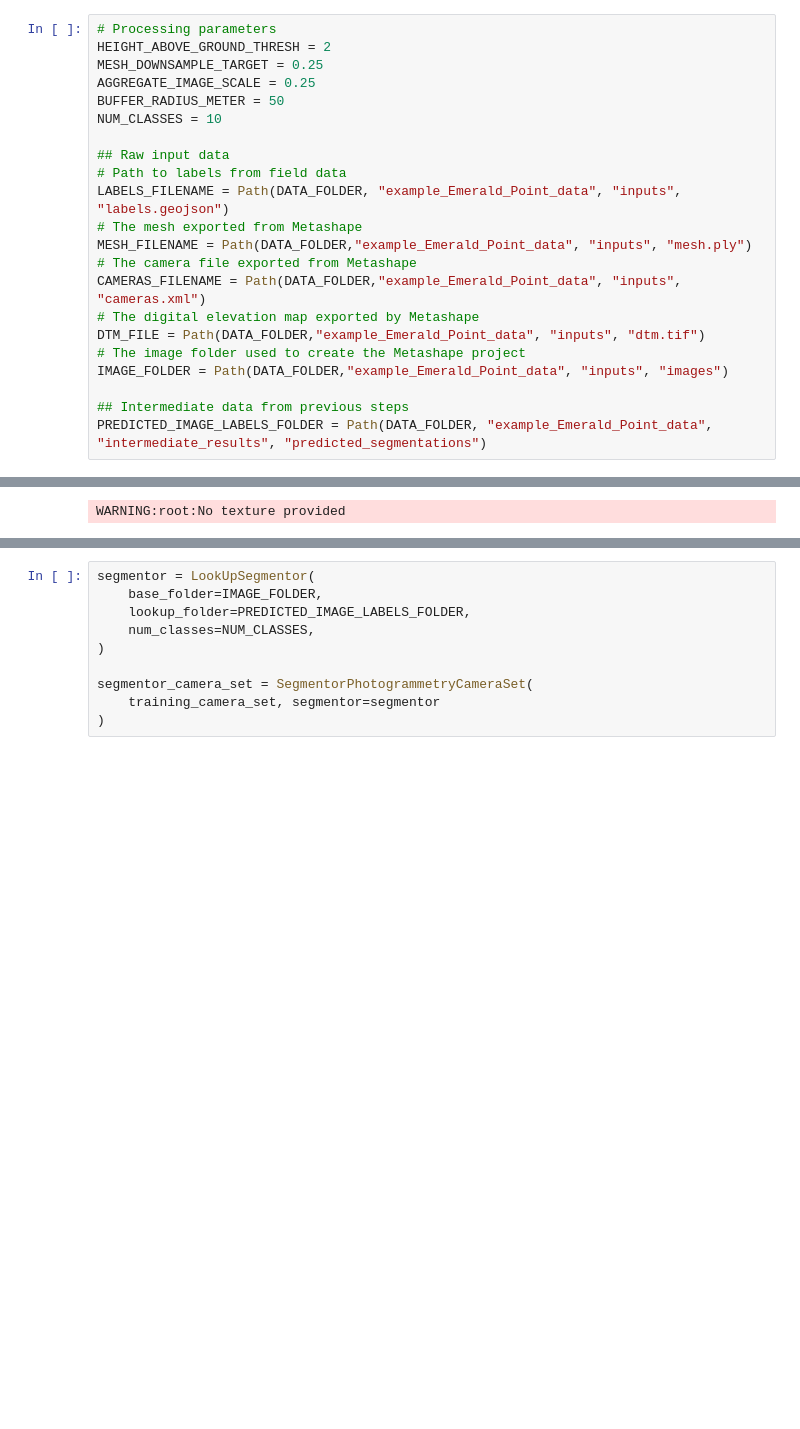
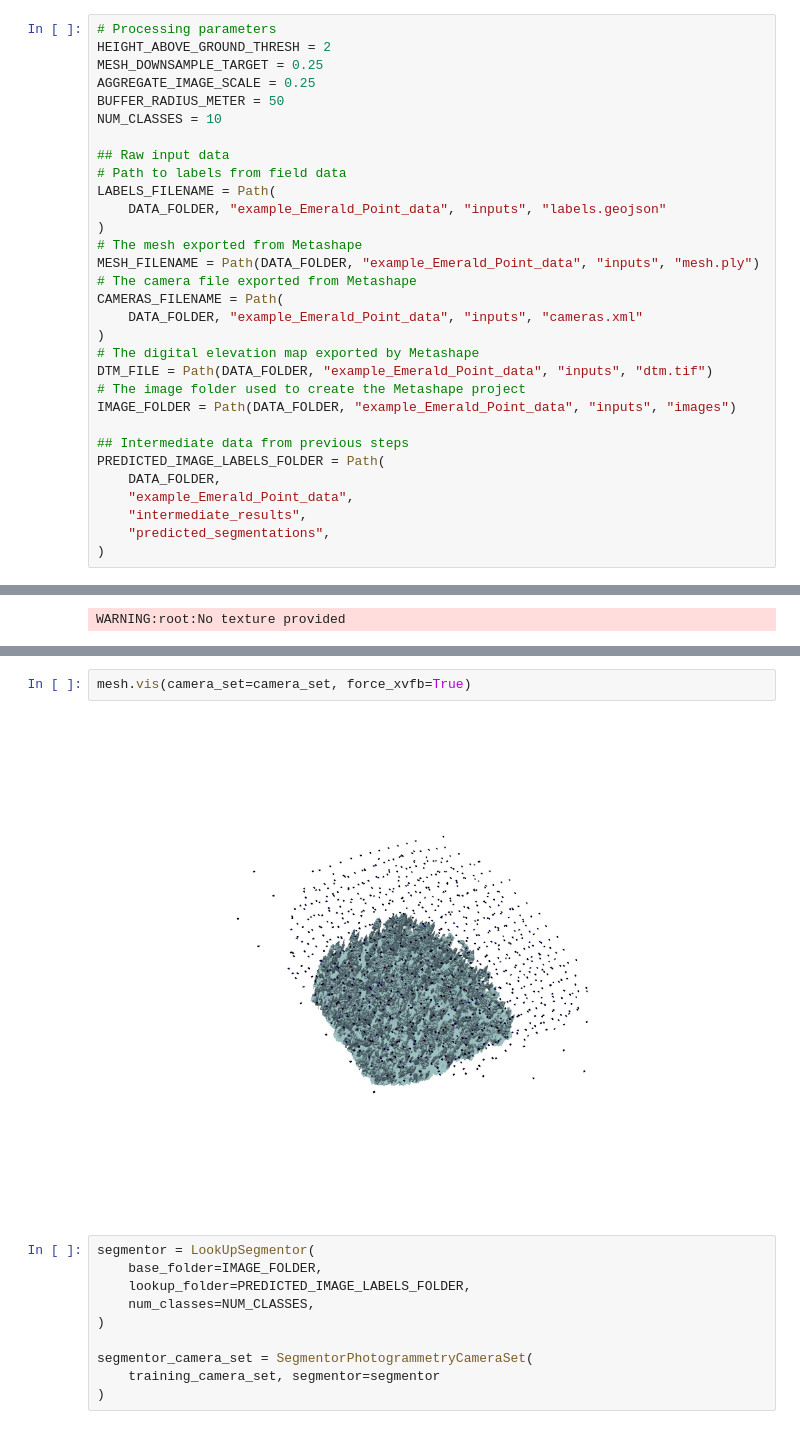
Before and after one commit to open-forest-observatory/geograypher, a Jupyter notebook: examples/aggregate_predictions.ipynb, the cells around one changed output, grey strips where cells are left out. Saved outputs shown, nothing was run; the diff lists cells and outputs as text; blank space fills up the shorter version.

Commit message:
Add working, but incomple examples

```diff
--- a/examples/aggregate_predictions.ipynb
+++ b/examples/aggregate_predictions.ipynb
@@ -22,15 +26,24 @@ NUM_CLASSES = 10
 
 ## Raw input data
 # Path to labels from field data
-LABELS_FILENAME = Path(DATA_FOLDER, "example_Emerald_Point_data", "inputs", "labels.geojson")
+LABELS_FILENAME = Path(
+    DATA_FOLDER, "example_Emerald_Point_data", "inputs", "labels.geojson"
+)
 # The mesh exported from Metashape
-MESH_FILENAME = Path(DATA_FOLDER,"example_Emerald_Point_data", "inputs", "mesh.ply")
+MESH_FILENAME = Path(DATA_FOLDER, "example_Emerald_Point_data", "inputs", "mesh.ply")
 # The camera file exported from Metashape
-CAMERAS_FILENAME = Path(DATA_FOLDER,"example_Emerald_Point_data", "inputs", "cameras.xml")
+CAMERAS_FILENAME = Path(
+    DATA_FOLDER, "example_Emerald_Point_data", "inputs", "cameras.xml"
+)
 # The digital elevation map exported by Metashape
-DTM_FILE = Path(DATA_FOLDER,"example_Emerald_Point_data", "inputs", "dtm.tif")
+DTM_FILE = Path(DATA_FOLDER, "example_Emerald_Point_data", "inputs", "dtm.tif")
 # The image folder used to create the Metashape project
-IMAGE_FOLDER = Path(DATA_FOLDER,"example_Emerald_Point_data", "inputs", "images")
+IMAGE_FOLDER = Path(DATA_FOLDER, "example_Emerald_Point_data", "inputs", "images")
 
 ## Intermediate data from previous steps
-PREDICTED_IMAGE_LABELS_FOLDER = Path(DATA_FOLDER, "example_Emerald_Point_data", "intermediate_results", "predicted_segmentations")
+PREDICTED_IMAGE_LABELS_FOLDER = Path(
+    DATA_FOLDER,
+    "example_Emerald_Point_data",
+    "intermediate_results",
+    "predicted_segmentations",
+)
@@ -46,6 +62,10 @@ camera_set = MetashapeCameraSet(CAMERAS_FILENAME, IMAGE_FOLDER)
 training_camera_set = camera_set.get_subset_near_geofile(
     LABELS_FILENAME, buffer_radius_meters=BUFFER_RADIUS_METER
 )
+# %%
+mesh.vis(camera_set=camera_set, force_xvfb=True)
+# %% [output]
+[figure, added]
 # %%
 segmentor = LookUpSegmentor(
     base_folder=IMAGE_FOLDER,
```
Also changed, not shown: parts of 6 cells of this notebook, 1 other file.
